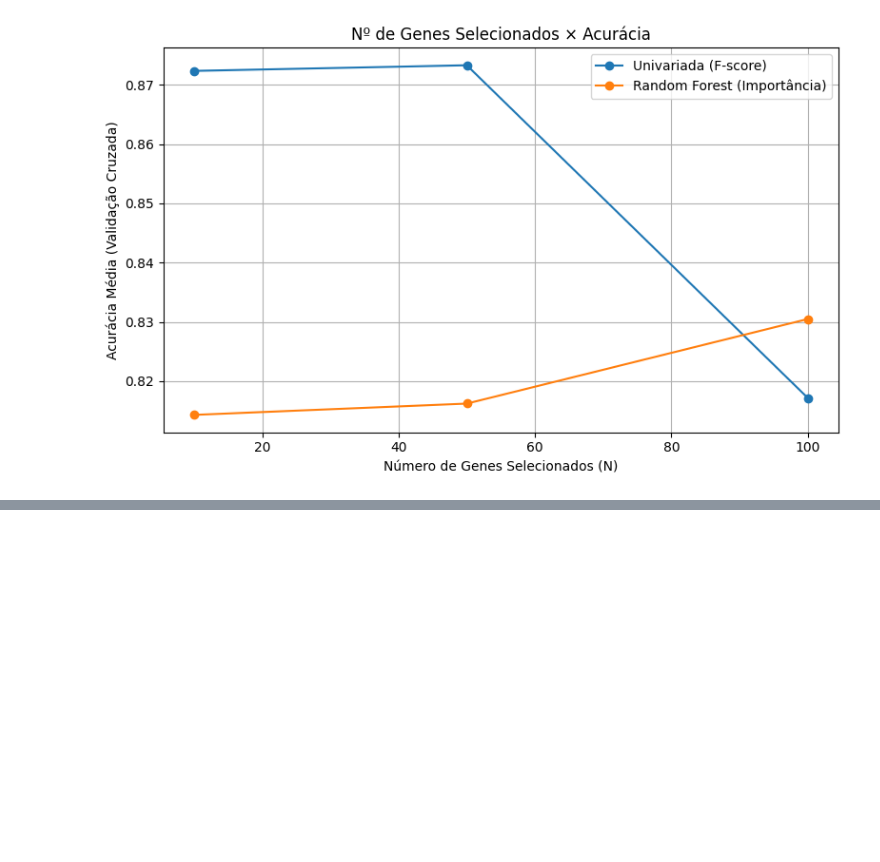
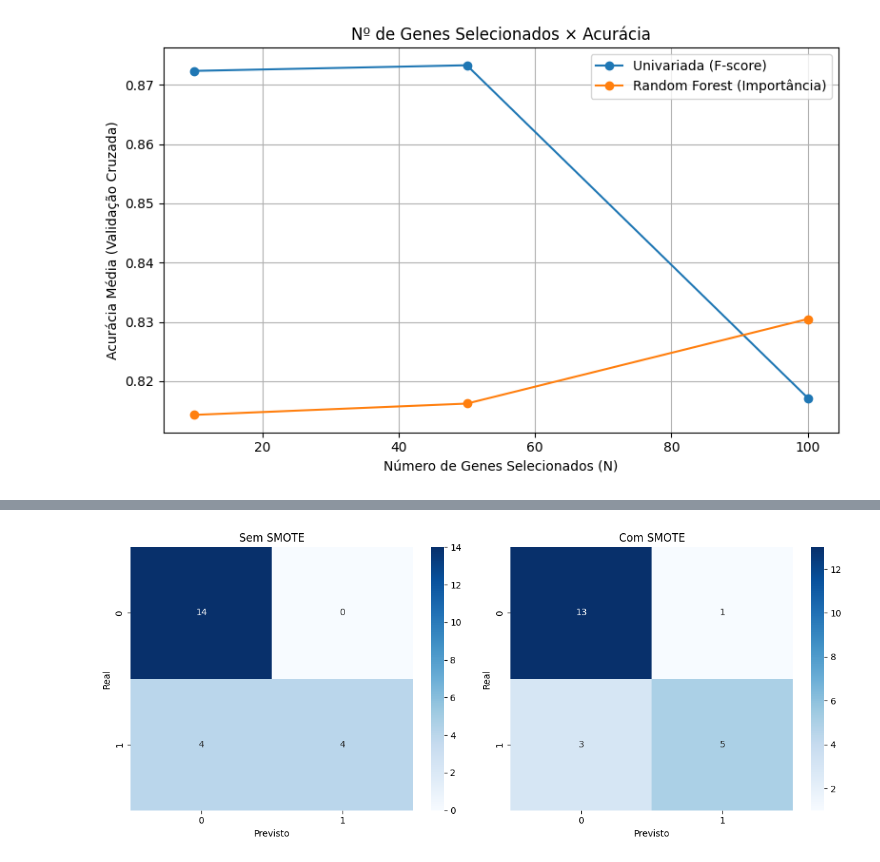
Before and after one commit to sakikout/Classificacao_de_Leucemias_KNN, a Jupyter notebook: gene_expression.ipynb, the cells around one changed output, grey strips where cells are left out. Cells and saved outputs as stored; diff of their text form; code cells hidden in the pictures; blank space fills up the shorter version.

```diff
--- a/gene_expression.ipynb
+++ b/gene_expression.ipynb
@@ -518,0 +596,94 @@ plt.show()
+# %%
+# ------------------- SMOTE e KNN -------------------
+# data normalization
+scaler = StandardScaler()
+X_scaled = scaler.fit_transform(X)
+
+# Redução para 100 features (pode ser com SelectKBest ou outro método)
+selector = SelectKBest(score_func=f_classif, k=20)
+X_reduced = selector.fit_transform(X_scaled, y)
+
+X_train, X_test, y_train, y_test = train_test_split(
+    X_reduced, y, test_size=0.3, stratify=y, random_state=42)
+
+# SMOTE to balance the dataset
+smote = SMOTE(random_state=42)
+X_resampled, y_resampled = smote.fit_resample(X_train, y_train)
+
+results = {}
+
+for k in [1, 3, 5, 7, 9]:
+    for folds in [5, 10]:
+        knn = KNeighborsClassifier(n_neighbors=k)
+        cv = StratifiedKFold(n_splits=folds, shuffle=True, random_state=42)
+        scoring = ['accuracy', 'precision_macro', 'recall_macro', 'f1_macro']
+        res = cross_validate(knn, X_resampled, y_resampled, cv=cv, scoring=scoring)
+        results[f"k={k},folds={folds}"] = res
+
+# Consolidação das métricas
+summary = []
+for config, res in results.items():
+    summary.append({
+        "config": config,
+        "K": int(config.split(',')[0].split('=')[1]),
+        "folds": int(config.split(',')[1].split('=')[1]),
+        "accuracy": np.mean(res['test_accuracy']),
+        "precision": np.mean(res['test_precision_macro']),
+        "recall": np.mean(res['test_recall_macro']),
+        "f1": np.mean(res['test_f1_macro'])
+    })
+
+baseline_df = pd.DataFrame(summary)
+print(baseline_df)
+
+# Lista de colunas a validar
+metricas = ["accuracy", "precision", "recall", "f1"]
+
+# Dicionário para armazenar os resultados
+maiores_resultados_StandardScaler = {}
+
+# Loop para encontrar o maior valor e a linha correspondente para cada métrica
+for metrica in metricas:
+    maior_valor = baseline_df[metrica].max()
+    maior_linha = baseline_df[baseline_df[metrica] == maior_valor]
+    # Convertendo para dicionário a primeira linha (caso haja empate, pega só a primeira)
+    maior_linha_dict = maior_linha.to_dict(orient='records')[0]
+    maiores_resultados_StandardScaler[metrica] = {
+        "valor": maior_valor,
+        "linha": maior_linha_dict
+    }
+
+# Exibir os resultados
+for metrica, resultado in maiores_resultados_StandardScaler.items():
+    print(f"Métrica: {metrica}")
+    print(f"Maior valor: {resultado['valor']}")
+    print("Linha correspondente:")
+    print(resultado['linha'])
+    print("-" * 50)
+
+# ------------------- matriz de confusão -------------------
+fig, axes = plt.subplots(1, 2, figsize=(12, 5))
+
+# Sem SMOTE
+knn_original = KNeighborsClassifier(n_neighbors=5)
+knn_original.fit(X_train, y_train)
+y_pred_original = knn_original.predict(X_test)
+cm_original = confusion_matrix(y_test, y_pred_original)
+sns.heatmap(cm_original, annot=True, fmt="d", cmap="Blues", ax=axes[0])
+axes[0].set_title("Sem SMOTE")
+axes[0].set_xlabel("Previsto")
+axes[0].set_ylabel("Real")
+
+# Com SMOTE
+knn_smote = KNeighborsClassifier(n_neighbors=5)
+knn_smote.fit(X_resampled, y_resampled)
+y_pred_smote = knn_smote.predict(X_test)
+cm_smote = confusion_matrix(y_test, y_pred_smote)
+sns.heatmap(cm_smote, annot=True, fmt="d", cmap="Blues", ax=axes[1])
+axes[1].set_title("Com SMOTE")
+axes[1].set_xlabel("Previsto")
+axes[1].set_ylabel("Real")
+
+plt.tight_layout()
+plt.show()
+# %% [output]
@@ -518,0 +707 @@ plt.show()
+[figure, added]
```
Also changed, not shown: parts of 20 cells of this notebook, 3 other files.
